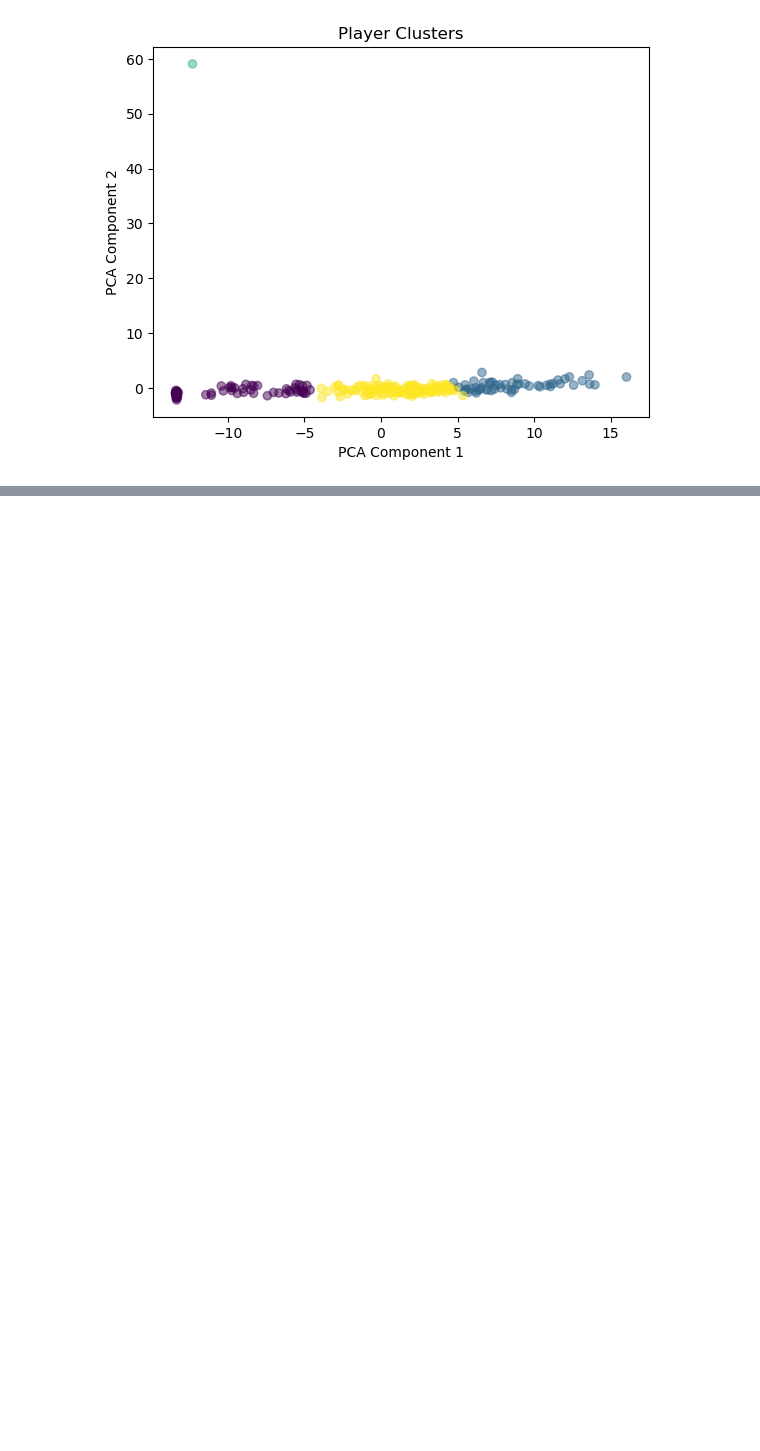
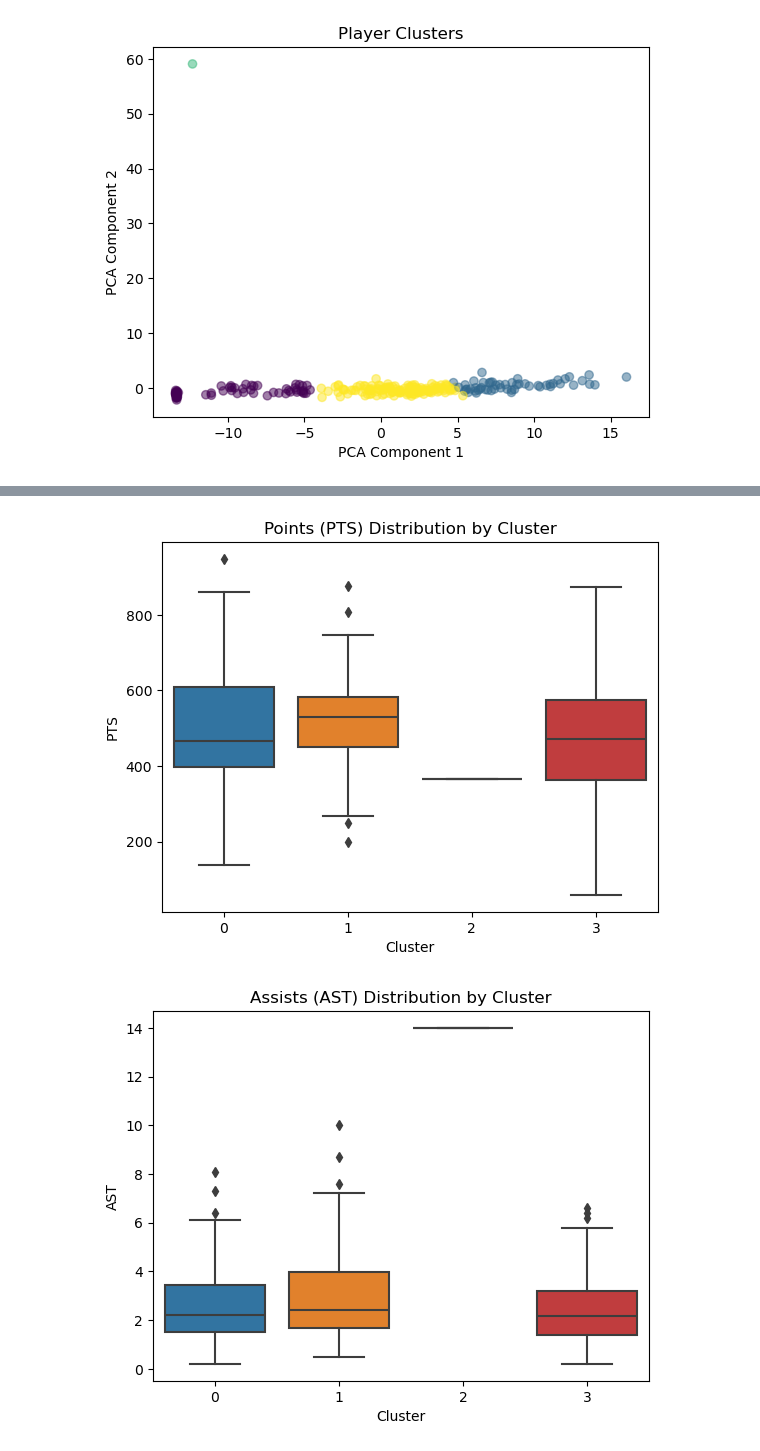
Before and after one commit to mattng23/Personal-Sports-Analytics-Project, a Jupyter notebook: sam.ipynb, the cells around one changed output, grey strips where cells are left out. Cells and saved outputs as stored; diff of their text form; code cells hidden in the pictures; blank space fills up the shorter version.

Commit message:
worked on cluster

```diff
--- a/sam.ipynb
+++ b/sam.ipynb
@@ -71,0 +118,15 @@ plt.show()
+# %%
+import seaborn as sns
+
+# Example: Boxplot of PTS by cluster
+sns.boxplot(x='Cluster', y='PTS', data=df)
+plt.title('Points (PTS) Distribution by Cluster')
+plt.show()
+
+# Example: Boxplot of AST by cluster
+sns.boxplot(x='Cluster', y='AST', data=df)
+plt.title('Assists (AST) Distribution by Cluster')
+plt.show()
+# %% [output]
+[figure, added]
+[figure, added]
```
Also changed, not shown: parts of 4 cells of this notebook.
